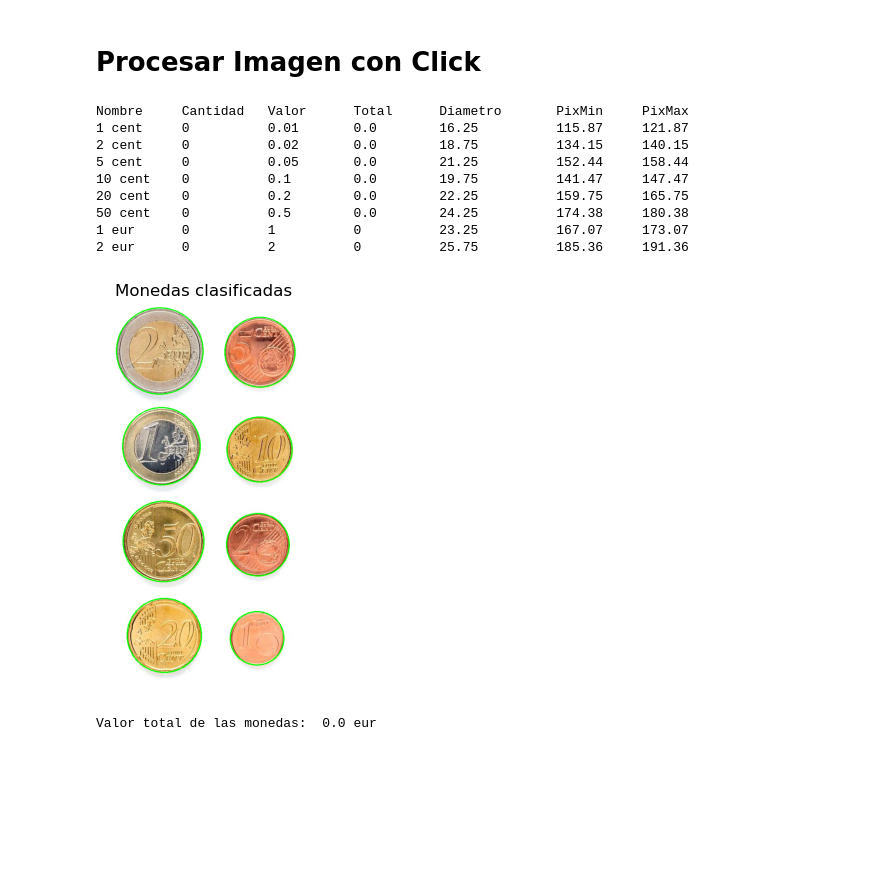
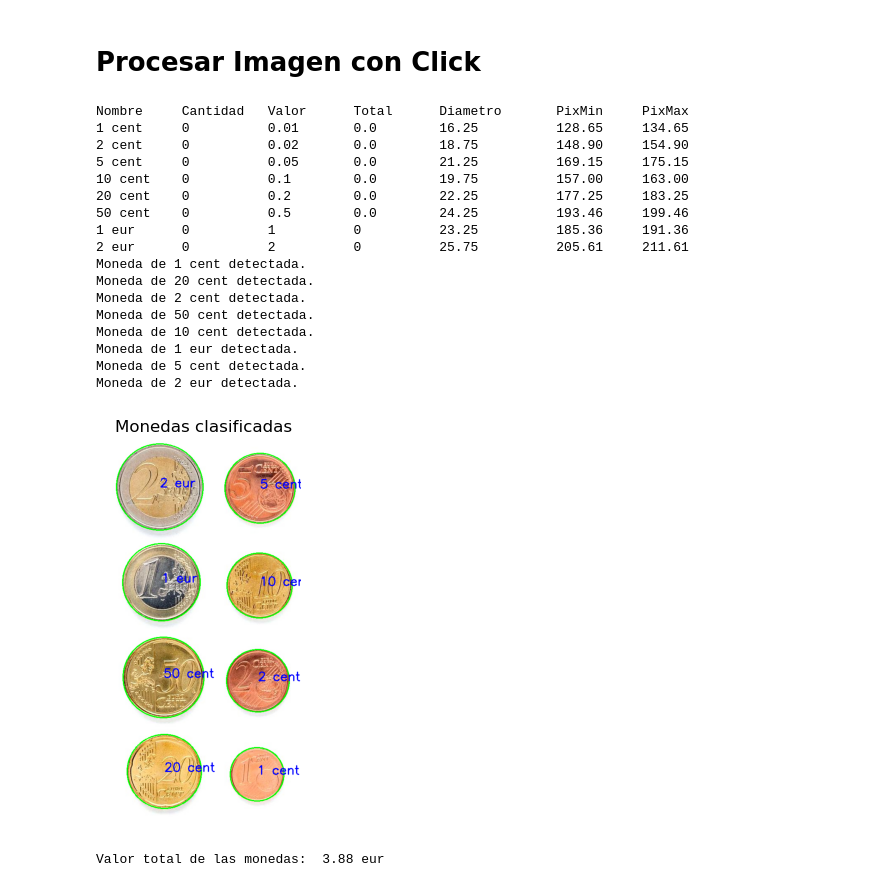
Before and after one commit to AdriTN/Pr-cticas-VC, a Jupyter notebook: P3/VC_P3.ipynb, the cells around one changed output. Drawn from its saved outputs; the diff is of its cells as text; code cells hidden in the pictures; blank space fills up the shorter version.

```diff
--- a/P3/VC_P3.ipynb
+++ b/P3/VC_P3.ipynb
@@ -326,43 +326,51 @@ def interaccion(ruta):
         center = (x, y)
 
         # Verificar si el punto seleccionado está dentro de una moneda
         if abs(center[0] - point[0])**2 + abs(center[1] - point[1])**2 <= radius**2:
             # Calcular el diámetro de la moneda seleccionada
             diametro = radius * 2
 
             # Calcular los rangos de tamaño de las monedas a partir de la moneda seleccionada
-            Moneda.calcular_rangos(monedas, monedas[-1], diametro)
+            Moneda.calcular_rangos(monedas, monedas[6], diametro)
             break
     else:
         raise Exception("No se ha seleccionado una moneda.")
 
     # Mostrar las monedas y sus atributos
     Moneda.mostrar_monedas(monedas)
 
     # Clasificar las monedas
     clasificaciones = clasificar_monedas(monedas)
 
     # Añadir el nombre de la moneda a sus coordenadas
-    #for moneda, (x, y, radio) in clasificaciones:
-    #   cv2.putText(img, moneda, (x - int(radio), y - int(radio)), cv2.FONT_HERSHEY_SIMPLEX, fontScale=1, color=(255, 0, 0), thickness=2)
+    for moneda, (x, y, radio) in clasificaciones:
+        cv2.putText(img, moneda, (int(x), int(y)), cv2.FONT_HERSHEY_SIMPLEX, fontScale=1, color=(0, 0, 255), thickness=2)
 
     # Mostrar la imagen con los nombres de las monedas
     mostrar_imagenes(img, "Monedas clasificadas")
 
     # Calcular el valor total de las monedas
     print("Valor total de las monedas: ", sum([moneda.total_valor() for moneda in monedas]), "eur")
 
 # Probar la función interaccion con una imagen
 interaccion("./assets/Monedas.jpg")
 # %% [output]
 Nombre     Cantidad   Valor      Total      Diametro       PixMin     PixMax
-1 cent     0          0.01       0.0        16.25          115.87     121.87
-2 cent     0          0.02       0.0        18.75          134.15     140.15
-5 cent     0          0.05       0.0        21.25          152.44     158.44
-10 cent    0          0.1        0.0        19.75          141.47     147.47
-20 cent    0          0.2        0.0        22.25          159.75     165.75
-50 cent    0          0.5        0.0        24.25          174.38     180.38
-1 eur      0          1          0          23.25          167.07     173.07
-2 eur      0          2          0          25.75          185.36     191.36
+1 cent     0          0.01       0.0        16.25          128.65     134.65
+2 cent     0          0.02       0.0        18.75          148.90     154.90
+5 cent     0          0.05       0.0        21.25          169.15     175.15
+10 cent    0          0.1        0.0        19.75          157.00     163.00
+20 cent    0          0.2        0.0        22.25          177.25     183.25
+50 cent    0          0.5        0.0        24.25          193.46     199.46
+1 eur      0          1          0          23.25          185.36     191.36
+2 eur      0          2          0          25.75          205.61     211.61
+Moneda de 1 cent detectada.
+Moneda de 20 cent detectada.
+Moneda de 2 cent detectada.
+Moneda de 50 cent detectada.
+Moneda de 10 cent detectada.
+Moneda de 1 eur detectada.
+Moneda de 5 cent detectada.
+Moneda de 2 eur detectada.
-[figure, old version]
+[figure, new version]
-Valor total de las monedas:  0.0 eur
+Valor total de las monedas:  3.88 eur
```
